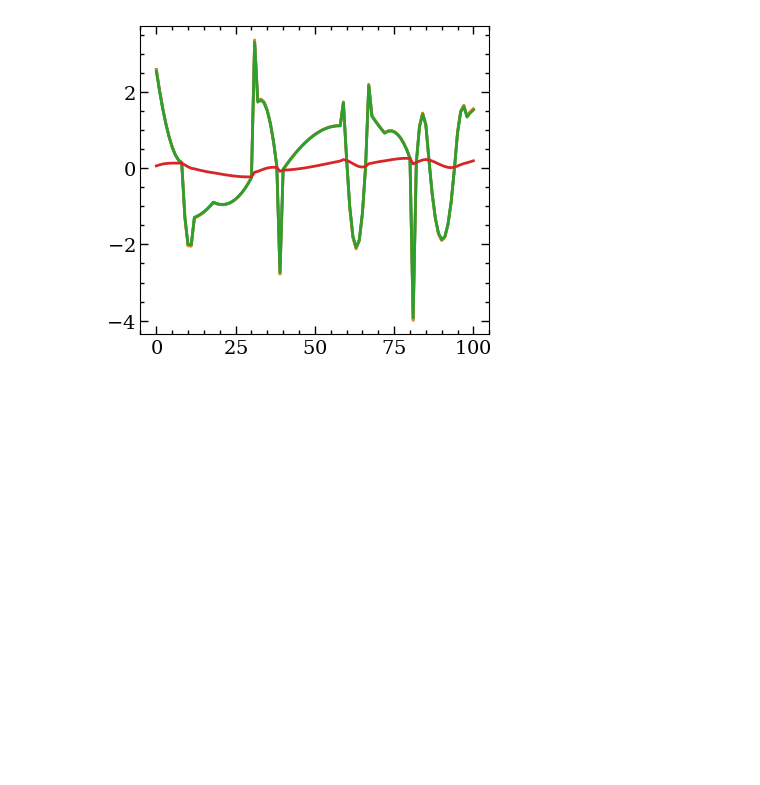
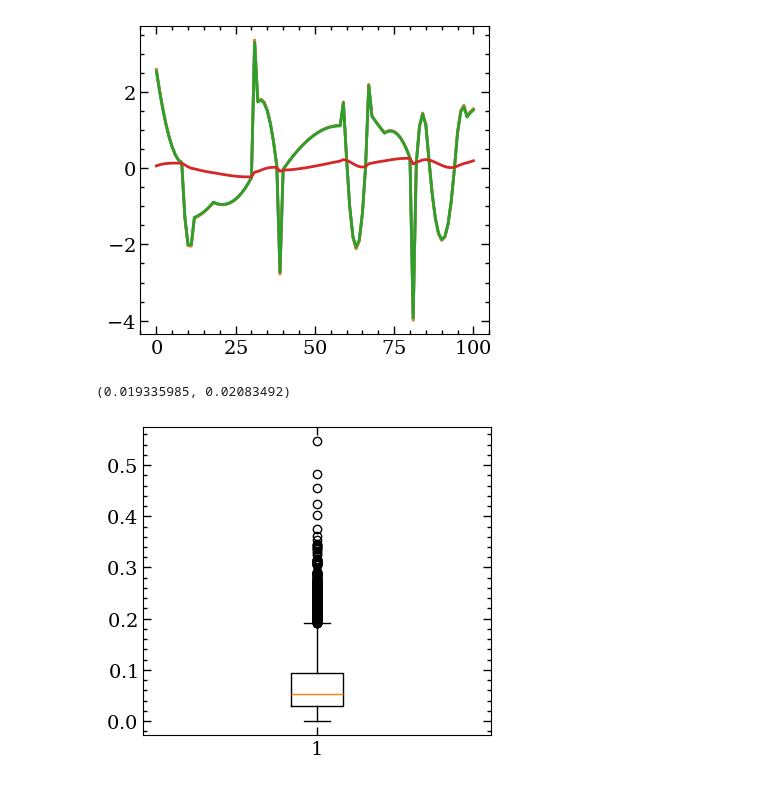
Before and after one commit to m-raj/microstructure-dependent-material-model, a Jupyter notebook: post_processing_lightning.ipynb, the cells around one changed output. Drawn from its saved outputs; the diff is of its cells as text; code cells hidden in the pictures; blank space fills up the shorter version.

```diff
--- a/post_processing_lightning.ipynb
+++ b/post_processing_lightning.ipynb
@@ -107,7 +107,8 @@ class memory_kernel_homogenized_model:
     def times(self):
         return self._t
 # %%
-run_id = 'material_model_run_m14'
+run_id = 'material_model_run_n13'
+''
 
 CKPT_PATH = run_id+ '/vmm-epoch=1999-train_rel_error=0.0000.ckpt'
 checkpoint = torch.load(CKPT_PATH, map_location='cpu')
@@ -229,0 +251,18 @@ plt.show()
+# %%
+s_pred, xi_pred = vmm(torch.tensor(data['strain'], dtype=torch.float32),
+                        torch.tensor(data['strain_rate'], dtype=torch.float32),
+                        torch.tensor(data['E'], dtype=torch.float32),
+                        torch.tensor(data['nu'], dtype=torch.float32),
+)
+s_true = data['stress']
+# %%
+memory = loss_function.L2RelativeError(s_pred, torch.tensor(s_true, dtype=torch.float32), reduction=None)
+# %%
+np.mean(memory[indices].detach().numpy()), np.std(memory[indices].detach().numpy())
+# %% [output]
+(0.019335985, 0.02083492)
+# %%
+plt.boxplot(memory.detach().numpy())
+plt.show()
+# %% [output]
+[figure, added]
```
Also changed, not shown: parts of 37 cells of this notebook.
